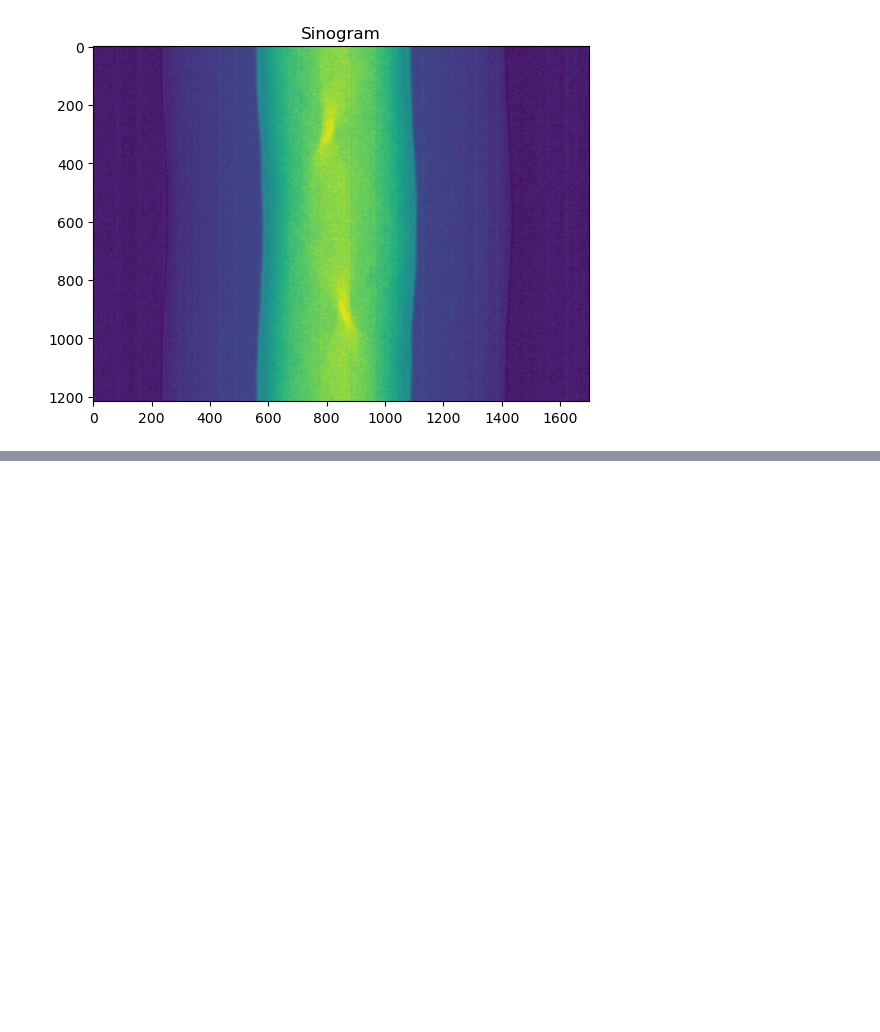
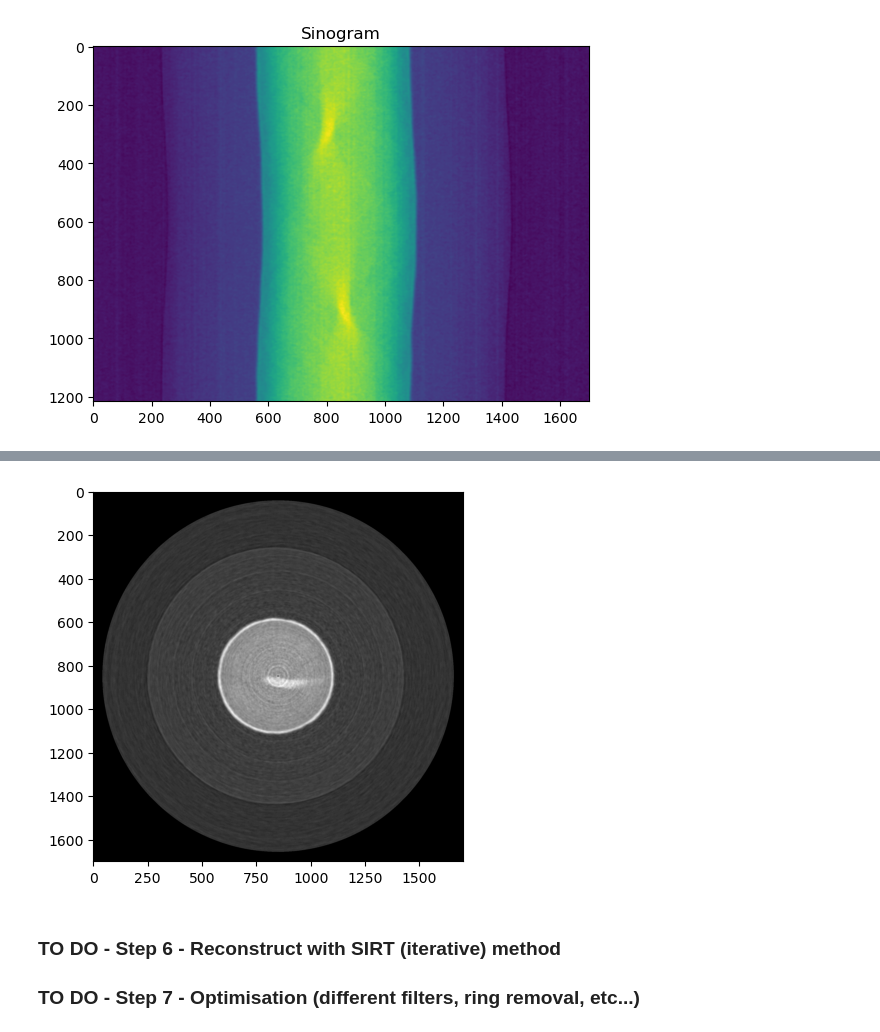
Before and after one commit to MaPhewJ/EIL_image_processing, a Jupyter notebook: recon_4_scott.ipynb, the cells around one changed output, grey strips where cells are left out. Drawn from its saved outputs; the diff is of its cells as text; code cells hidden in the pictures; blank space fills up the shorter version.

```diff
--- a/recon_4_scott.ipynb
+++ b/recon_4_scott.ipynb
@@ -114,0 +123,10 @@ plt.show()
+# %%
+# plot result
+plt.imshow(recon_1[:,350,:], cmap = 'gray')
+plt.show()
+# %% [output]
+[figure, added]
+# %% [markdown]
+### TO DO - Step 6 - Reconstruct with SIRT (iterative) method
+
+### TO DO - Step 7 - Optimisation (different filters, ring removal, etc...)
```
Also changed, not shown: parts of 14 cells of this notebook.
